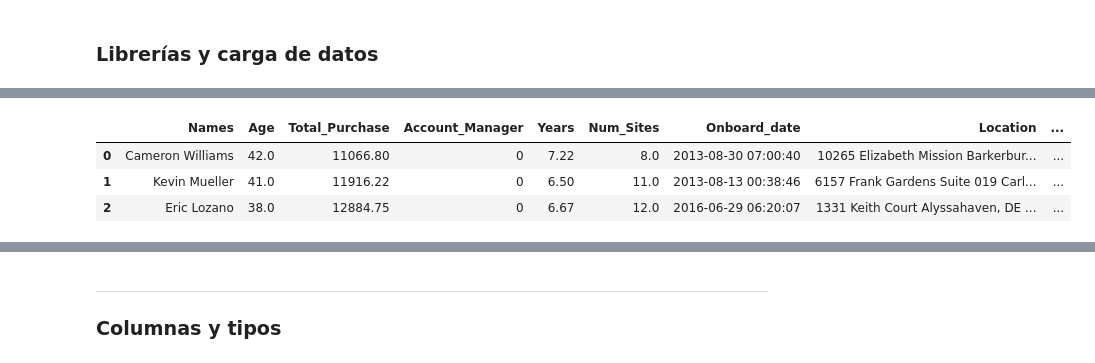
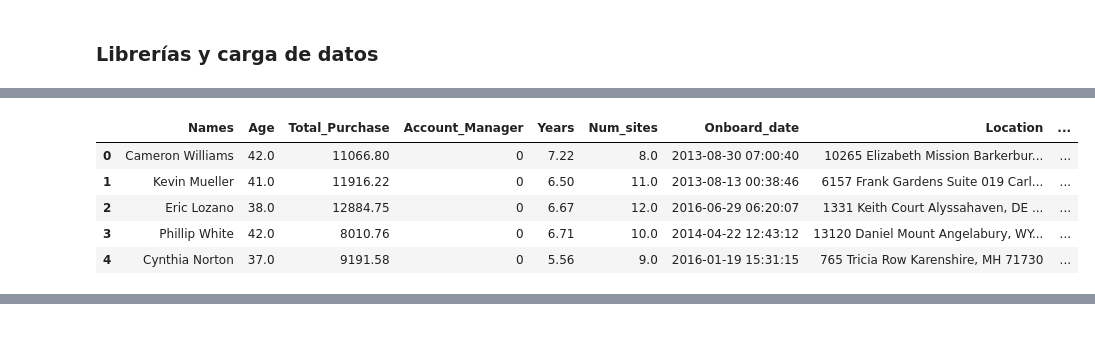
Before and after one commit to nancygmm/Lab11-DS, a Jupyter notebook: lab11.ipynb, the cells around one changed output, grey strips where cells are left out. Cells and saved outputs as stored; diff of their text form; code cells hidden in the pictures; blank space fills up the shorter version.

```diff
--- a/lab11.ipynb
+++ b/lab11.ipynb
@@ -11,11 +11,10 @@ Nancy Mazariegos 22513
 # %% [markdown]
 ### Librerías y carga de datos
 # %%
-%pip install pandas scikit-learn matplotlib
 import pandas as pd
 import numpy as np
 import matplotlib.pyplot as plt
-
+import seaborn as sns
 from pathlib import Path
 from sklearn.model_selection import train_test_split
 from sklearn.preprocessing import StandardScaler
@@ -26,19 +25,40 @@ from sklearn.metrics import (
     accuracy_score, precision_score, recall_score, f1_score,
     confusion_matrix, roc_curve, roc_auc_score, classification_report
 )
+import warnings
+warnings.filterwarnings('ignore')
 
-PATH_TRAIN = Path("abandono_clientes.csv")
-PATH_NEW   = Path("clientes_nuevos.csv")
-OUT_PRED   = Path("predicciones_clientes_nuevos.csv")
+plt.style.use('default')
+sns.set_palette("husl")
+plt.rcParams['figure.figsize'] = [10, 6]
 
-pd.set_option("display.max_columns", 100)
+print("\nCARGA INICIAL")
+print("-" * 50)
 
-df = pd.read_csv(PATH_TRAIN)
-df_new = pd.read_csv(PATH_NEW)
 
-print("Train shape:", df.shape)
-print("New shape:", df_new.shape)
+df = pd.read_csv('abandono_clientes.csv')
+df_new = pd.read_csv('clientes_nuevos.csv').dropna(how='all').reset_index(drop=True)
 
-display(df.head(3))
-display(df_new.head(3))
+print(f"Dataset entrenamiento: {df.shape}")
+print(f"Dataset clientes nuevos: {df_new.shape}")
+
+
+def normalize_cols(d):
+    d = d.copy()
+    d.columns = [c.strip().replace(" ", "_") for c in d.columns]
+    if "Num_Sites" in d.columns:
+        d = d.rename(columns={"Num_Sites": "Num_sites"})
+    return d
+
+df = normalize_cols(df)
+df_new = normalize_cols(df_new)
+
+
+print(f"\nINFORMACIÓN DEL DATASET")
+print(f"Total de clientes: {len(df)}")
+print(f"Características: {df.shape[1]-1}")
+print(f"Variable objetivo: Churn")
+
+
+display(df.head())
 # %% [output]
@@ -62,4 +74,6 @@ New shape: (6, 9)
-|  | Names | Age | Total_Purchase | Account_Manager | Years | Num_Sites | Onboard_date | Location | ... |
+|  | Names | Age | Total_Purchase | Account_Manager | Years | Num_sites | Onboard_date | Location | ... |
 | 0 | Cameron Williams | 42.0 | 11066.80 | 0 | 7.22 | 8.0 | 2013-08-30 07:00:40 | 10265 Elizabeth Mission Barkerbur... | ... |
 | 1 | Kevin Mueller | 41.0 | 11916.22 | 0 | 6.50 | 11.0 | 2013-08-13 00:38:46 | 6157 Frank Gardens Suite 019 Carl... | ... |
 | 2 | Eric Lozano | 38.0 | 12884.75 | 0 | 6.67 | 12.0 | 2016-06-29 06:20:07 | 1331 Keith Court Alyssahaven, DE ... | ... |
+| 3 | Phillip White | 42.0 | 8010.76 | 0 | 6.71 | 10.0 | 2014-04-22 12:43:12 | 13120 Daniel Mount Angelabury, WY... | ... |
+| 4 | Cynthia Norton | 37.0 | 9191.58 | 0 | 5.56 | 9.0 | 2016-01-19 15:31:15 | 765 Tricia Row Karenshire, MH 71730 | ... |
@@ -70,5 +80 @@ New shape: (6, 9)
-# %% [markdown]
-----
-
-### Columnas y tipos
 # %%
```
Also changed, not shown: parts of 16 cells of this notebook.
